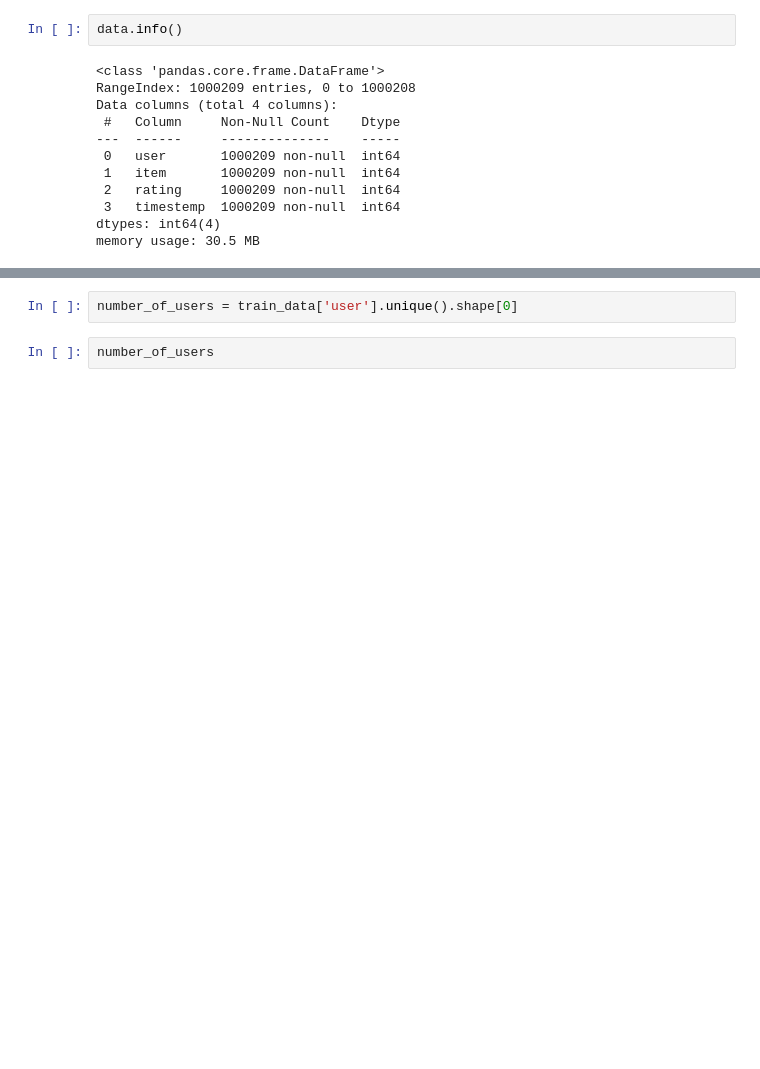
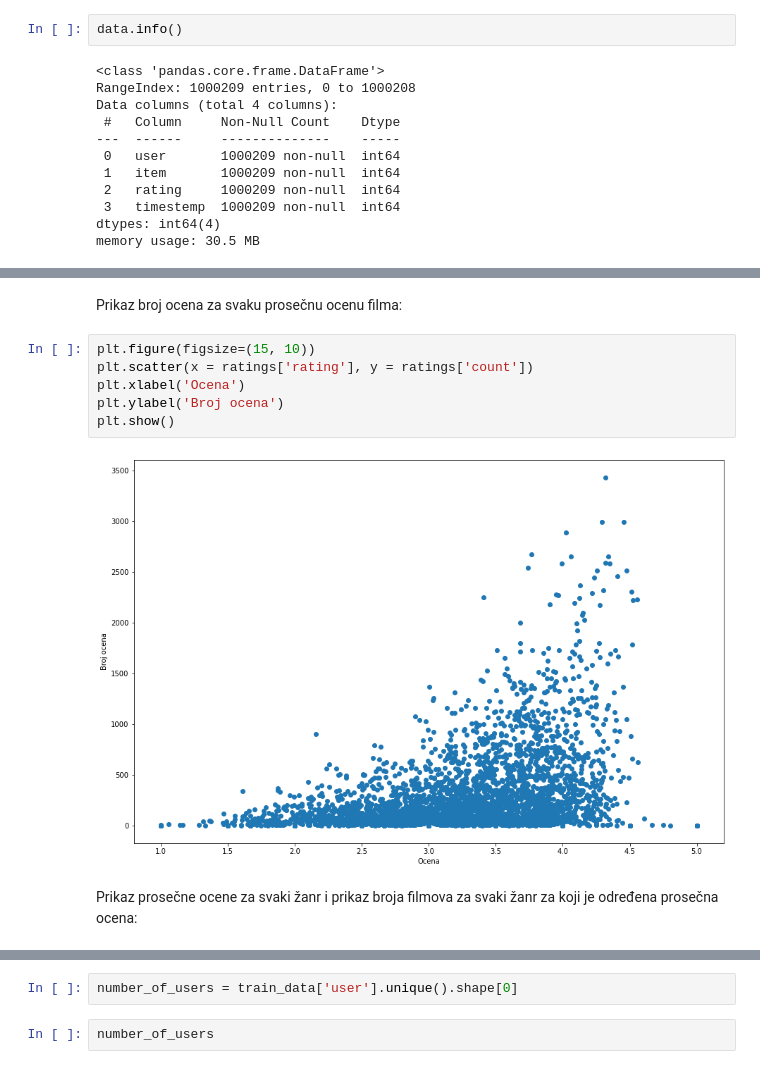
Before and after one commit to VladanaDjordjevic/Collaborative-Filtering-Covariance-Matrix, a Jupyter notebook: Sistemi preporuka zasnovani na uzajamnom filtriranju koristeci matricu kovarijansi.ipynb, the cells around one changed output, grey strips where cells are left out. Saved outputs shown, nothing was run; the diff lists cells and outputs as text; blank space fills up the shorter version.

```diff
--- a/Sistemi preporuka zasnovani na uzajamnom filtriranju koristeci matricu kovarijansi.ipynb
+++ b/Sistemi preporuka zasnovani na uzajamnom filtriranju koristeci matricu kovarijansi.ipynb
@@ -37,0 +126,12 @@ data['item'].max()
+# %% [markdown]
+Prikaz broj ocena za svaku prosečnu ocenu filma:
+# %%
+plt.figure(figsize=(15, 10))
+plt.scatter(x = ratings['rating'], y = ratings['count'])
+plt.xlabel('Ocena')
+plt.ylabel('Broj ocena')
+plt.show()
+# %% [output]
+[figure, added]
+# %% [markdown]
+Prikaz prosečne ocene za svaki žanr i prikaz broja filmova za svaki žanr za koji je određena prosečna ocena:
```
Also changed, not shown: parts of 54 cells of this notebook.
